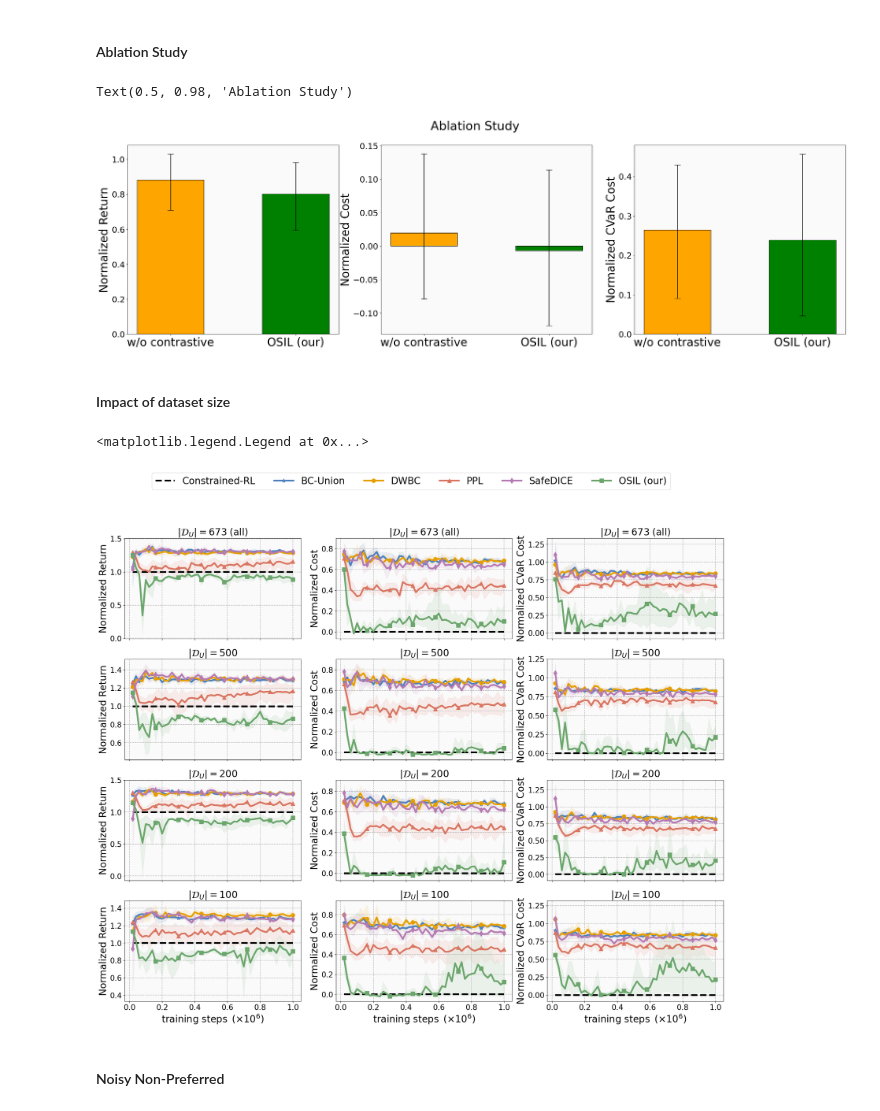
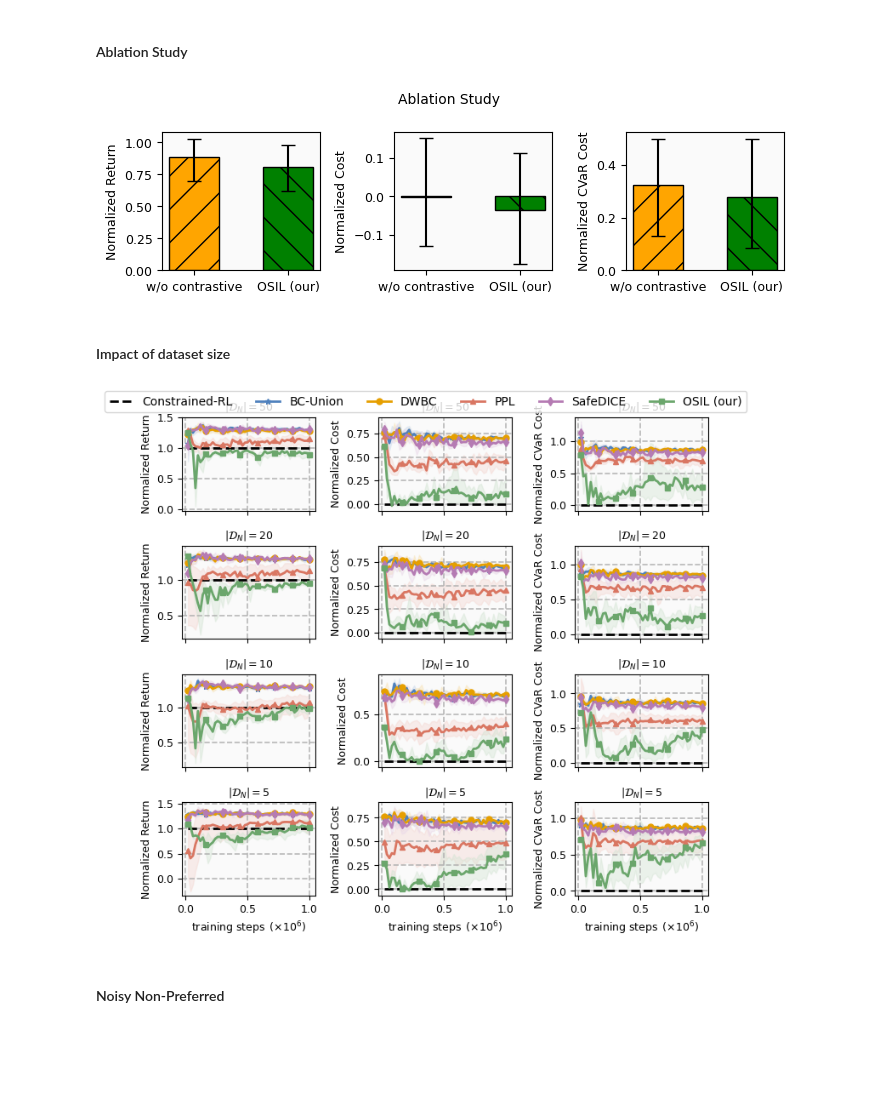
Before and after one commit to returaj/offline_mpc, a Jupyter notebook: dsrl_model/notebooks/test_idea.ipynb, the cells around one changed output. Drawn from its saved outputs; the diff is of its cells as text; code cells hidden in the pictures; blank space fills up the shorter version.

```diff
--- a/dsrl_model/notebooks/test_idea.ipynb
+++ b/dsrl_model/notebooks/test_idea.ipynb
@@ -326,14 +333,14 @@ def generate_performance_figures(tasks):
     plt.subplots_adjust(hspace=0.15)
     return single_fig, single_axs
 # %%
-# key="performance_comparison"
-key = "true_cost"
-# tasks = ["Point_Circle2", "Point_Goal1", "Point_Button1"] # Point_Push1
-tasks = ["Walker2d_Velocity", "Swimmer_Velocity", "Ant_Velocity"] # Hopper_Velocity
+key="performance_comparison"
+# key = "true_cost"
+tasks = ["Point_Circle2", "Point_Goal1", "Point_Button1"] # Point_Push1
+# tasks = ["Walker2d_Velocity", "Swimmer_Velocity", "Ant_Velocity"] # Hopper_Velocity
 fig, ax = generate_performance_figures(tasks)
 handles, labels = ax[0, 0].get_legend_handles_labels()
 # Create a single legend for all subplots
-fig.legend(handles, labels, loc='upper center', ncol=len(ALGOS), fontsize=24)
+fig.legend(handles, labels, loc='upper center', ncol=len(ALGOS), fontsize=10)
 
 ### this helps in plotting ablation plots for this you need to uncomment bar plot function in "generate_performance_figures"
 ### and use ALGOs variable from ablation study section.
@@ -343,4 +350,6 @@ fig.legend(handles, labels, loc='upper center', ncol=len(ALGOS), fontsize=24)
 # fig, ax = generate_performance_figures(tasks)
 # title='Ablation Study'
 # fig.suptitle(title, fontsize=28)
+
+fig.tight_layout()
 # %% [output]
@@ -444,6 +458,7 @@ def generate_ablation(tasks, colors):
 key = "ablation_study"
 
 colors = ["orange", "green"]
+hash_patterns = HATCH_PATTERNS[1:len(colors)+1]
 
 # title = "Navigation Task"
 # tasks = ["Point_Circle2", "Point_Goal1", "Point_Button1"] # Point_Push1
@@ -451,11 +466,11 @@ colors = ["orange", "green"]
 title = "Ablation Study"
 tasks = ["Walker2d_Velocity", "Swimmer_Velocity", "Ant_Velocity"] + ["Point_Circle2", "Point_Goal1", "Point_Button1"] # Hopper_Velocity
 
-fig, ax = generate_ablation(tasks, colors)
-fig.suptitle(title, fontsize=32)
+fig, ax = generate_ablation(tasks, colors, hash_patterns)
+fig.suptitle(title, fontsize=10)
+fig.tight_layout()
 # %% [output]
-Text(0.5, 0.98, 'Ablation Study')
-[figure, old version]
+[figure, new version]
 # %% [markdown]
 #### Impact of dataset size
 # %%
@@ -464,7 +479,9 @@ ALGOS = [("cdt", "Constrained-RL"), ("bc", "BC-Union"), ('dwbc/nu_0.5', 'DWBC'),
 def generate_dataset_size_figures(hyperparams, task):
     types = ("ep_reward", "ep_cost", "ep_worst_cost_0.2")
     num_hyperparams = len(hyperparams)
-    single_fig, single_axs = plt.subplots(num_hyperparams, 3, figsize=(27, 21), sharex='col')
+    fig_width, row_height = 7.0, 1.65
+    single_fig, single_axs = plt.subplots(num_hyperparams, 3, figsize=(fig_width, 4*row_height), sharex='col')
+    # single_fig, single_axs = plt.subplots(num_hyperparams, 3, figsize=(27, 21), sharex='col')
     for x, (hyperparam, hyperparam_suffix) in enumerate(hyperparams):
         for y, type in enumerate(types):
             # preferred policy performance
@@ -501,7 +518,9 @@ def generate_dataset_size_figures(hyperparams, task):
             ax = plot_confidence_interval(means, lowers, uppers, labels=labels,
                                             colors=colors, title=hyperparam_suffix, markers=markers,
                                             xlabel="training steps " + r"$ \, (\times 10^6)$",
-                                            ylabel=ylabel, axis=single_axs[x, y], is_ylabel=True, is_xlabel=x==3, is_title=True)
+                                            ylabel=ylabel, axis=single_axs[x, y],
+                                            is_ylabel=True, is_xlabel=x==3, is_title=True,
+                                            fontsize=9)
 
             # ax = plot_bar_confidence_interval(means, lowers, uppers, labels=labels,
             #                                 colors=colors, title=hyperparam_suffix,
@@ -510,27 +529,29 @@ def generate_dataset_size_figures(hyperparams, task):
     # plt.subplots_adjust(hspace=0.1)
     return single_fig, single_axs
 # %%
-key="dataset_size/union"
 task = "Point_Circle2"
+# key="../dataset_size/union"
+# hyperparams = [
+#     ("union_100", r"$|\mathcal{D}_U|=100$"),
+#     ("union_200", r"$|\mathcal{D}_U|=200$"),
+#     ("union_500", r"$|\mathcal{D}_U|=500$"),
+#     ("union_all", r"$|\mathcal{D}_U|=673\;(\text{all})$")
+# ][::-1]
+
+key="../dataset_size/non_preferred"
 hyperparams = [
-    ("union_100", r"$|\mathcal{D}_U|=100$"),
-    ("union_200", r"$|\mathcal{D}_U|=200$"),
-    ("union_500", r"$|\mathcal{D}_U|=500$"),
-    ("union_all", r"$|\mathcal{D}_U|=673\;(\text{all})$")
+    ("neg_5", r"$|\mathcal{D}_N|=5$"),
+    ("neg_10", r"$|\mathcal{D}_N|=10$"),
+    ("neg_20", r"$|\mathcal{D}_N|=20$"),
+    ("neg_50", r"$|\mathcal{D}_N|=50$")
 ][::-1]
-# hyperparams = [
-#     ("neg_5", r"$|\mathcal{D}_N|=5$"),
-#     ("neg_10", r"$|\mathcal{D}_N|=10$"),
-#     ("neg_20", r"$|\mathcal{D}_N|=20$"),
-#     ("neg_50", r"$|\mathcal{D}_N|=50$")
-# ][::-1]
 fig, ax = generate_dataset_size_figures(hyperparams, task)
 handles, labels = ax[0, 0].get_legend_handles_labels()
 # Create a single legend for all subplots
-fig.legend(handles, labels, loc='upper center', ncol=len(ALGOS), fontsize=24)
+fig.legend(handles, labels, loc='upper center', ncol=len(ALGOS), fontsize=10)
+fig.tight_layout()
 # %% [output]
-<matplotlib.legend.Legend at 0x...>
-[figure, old version]
+[figure, new version]
 # %% [markdown]
 #### Noisy Non-Preferred
 # %%
```
Also changed, not shown: parts of 12 cells of this notebook.
